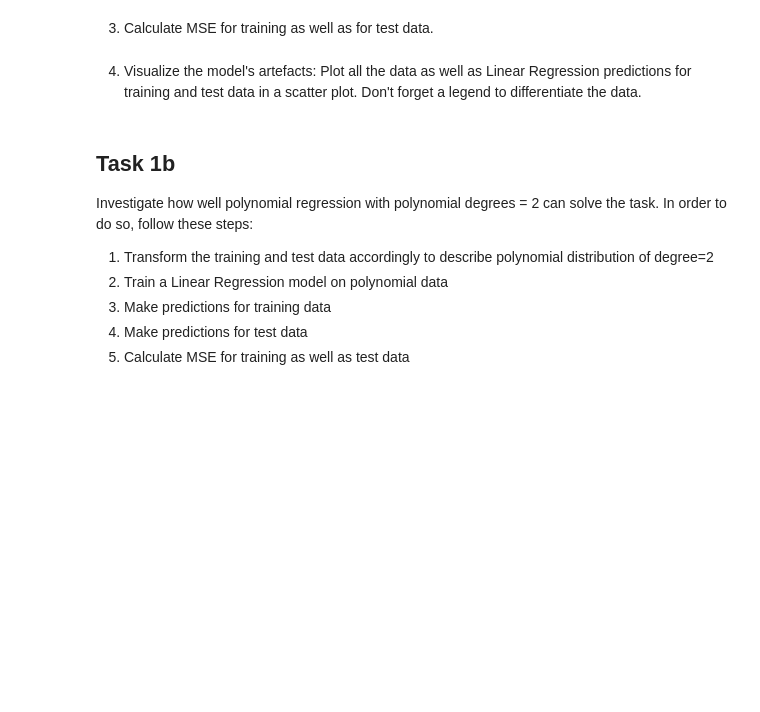
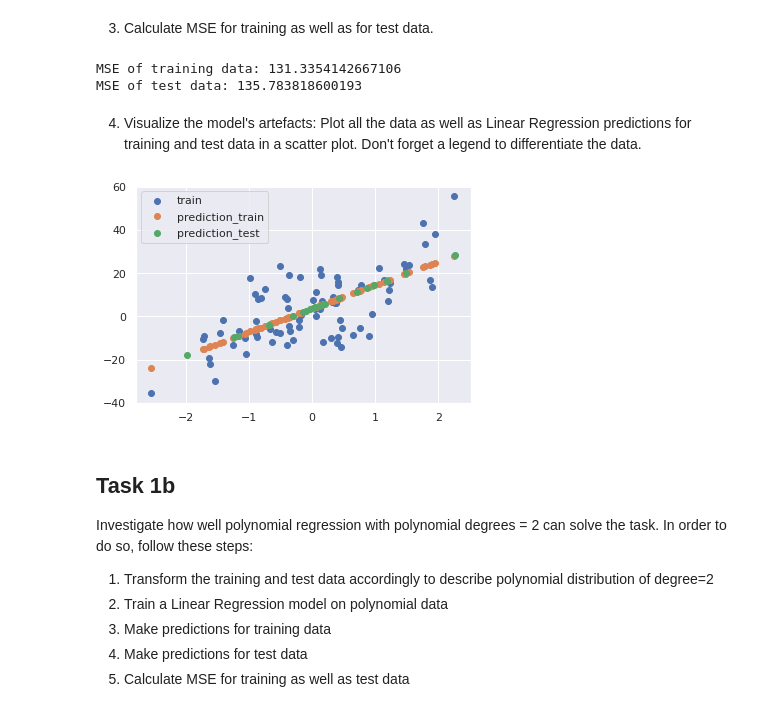
Before and after one commit to mavonarx/MachineLearning, a Jupyter notebook: L04_Polynomial_and_Logistic_Regression_LAB_ASSIGNMENT.ipynb, the cells around one changed output. Cells and saved outputs as stored; diff of their text form; code cells hidden in the pictures; blank space fills up the shorter version.

```diff
--- a/L04_Polynomial_and_Logistic_Regression_LAB_ASSIGNMENT.ipynb
+++ b/L04_Polynomial_and_Logistic_Regression_LAB_ASSIGNMENT.ipynb
@@ -28,7 +30,8 @@ Apply Linear Regression on the data
 # %% [markdown]
 1. Split the data in the train and test set (80/20), set `random_state` to `RANDOM_SEED`.
 # %%
+
 from sklearn.model_selection import train_test_split
-X_train, X_test, y_train, y_test = ...
+X_train, X_test, y_train, y_test = train_test_split(x,y,test_size = 0.2, random_state =RANDOM_SEED)
 # %% [markdown]
 2. Apply Linear Regression on the data and predict `y` values for training as well test data
@@ -38,16 +38,22 @@ from sklearn.linear_model import LinearRegression
+# %%
+from sklearn.linear_model import LinearRegression
+train_fit = LinearRegression().fit(X_train, y_train)
+#test_fit = LinearRegression().fit(X_test, y_test)
+
+pred_train = train_fit.predict(X_train)
+pred_test = train_fit.predict(X_test)
 # %% [markdown]
 3. Calculate MSE for training as well as for test data.
 # %%
 from sklearn.metrics import mean_squared_error
 
-...
+mse_train = mean_squared_error(y_train, pred_train)
+mse_test = mean_squared_error(y_test, pred_test)
 
 print(f"MSE of training data: {mse_train}")
 print(f"MSE of test data: {mse_test}")
+# %% [output]
+MSE of training data: 131.3354142667106
+MSE of test data: 135.783818600193
 # %% [markdown]
 4. Visualize the model's artefacts: Plot all the data as well as Linear Regression predictions for training and test data in a scatter plot. Don't forget a legend to differentiate the data.
-# %%
-def plot_artefacts(...):
-    plt.figure()
-    ...
-    plt.show()
@@ -56,3 +60,21 @@ plot_artefacts(...)
+# %%
+def plot_artefacts(xtrain, xtest, ytrain, ytest, pred_train, pred_test):
+    plt.figure()
+
+    plt.scatter(xtrain,ytrain, label="train")
+    #plt.scatter(xtest, ytest, label = "test")
+
+    plt.scatter(xtrain,pred_train , label = "prediction_train")
+    plt.scatter(xtest,pred_test , label = "prediction_test")
+
+    plt.legend()
+
+
+    plt.show()
+# %%
+plot_artefacts(X_train, X_test, y_train, y_test, pred_train, pred_test)
+# %% [output]
+[figure, added]
 # %% [markdown]
 ## Task 1b
 Investigate how well polynomial regression with polynomial degrees = 2 can solve the task. In order to do so, follow these steps:
```
Also changed, not shown: parts of 19 cells of this notebook.
